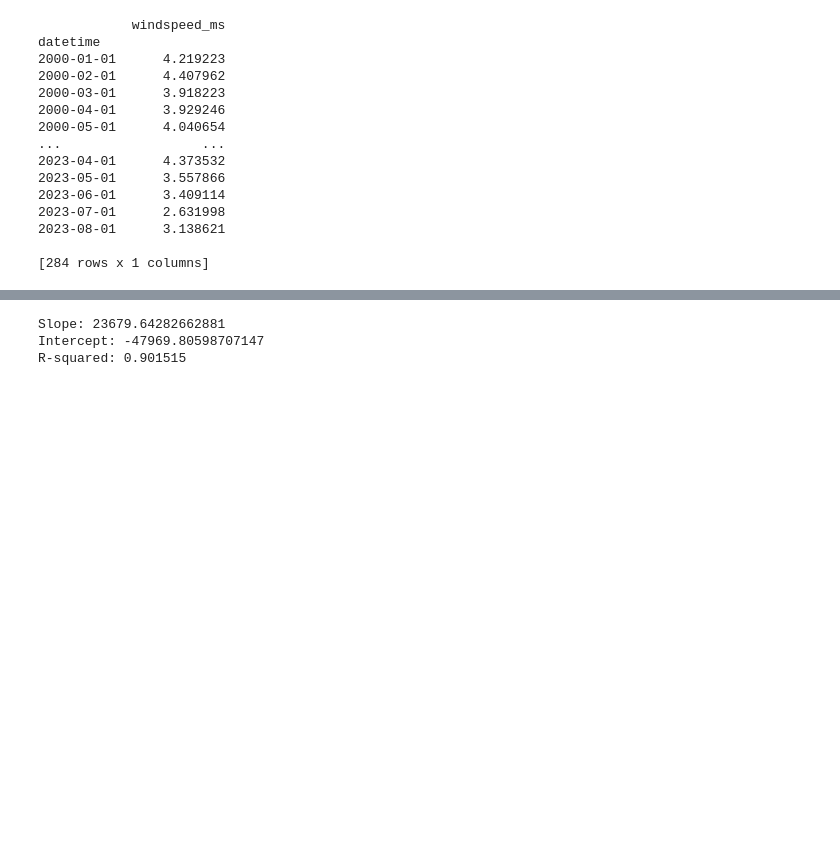
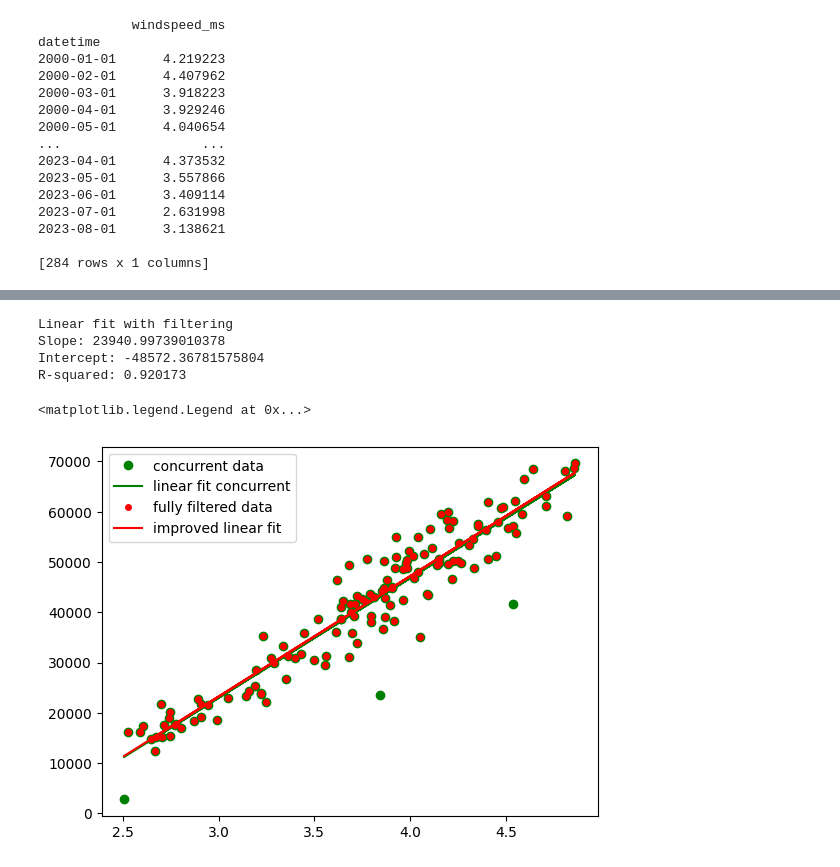
Before and after one commit to charlie9578/osoeya, a Jupyter notebook: osoeya.ipynb, the cells around one changed output, grey strips where cells are left out. Cells and saved outputs as stored; diff of their text form; code cells hidden in the pictures; blank space fills up the shorter version.

Commit message:
Data filtering added and export to excel

```diff
--- a/osoeya.ipynb
+++ b/osoeya.ipynb
@@ -237,0 +232,17 @@ print(df_concurrent)
+# %%
+# detect correlation outliers and filter out
+
+# apply linear regression
+res = stats.linregress(x=df["concurrent-windspeed_ms"].dropna(),y=df["concurrent-generation-normalised"].dropna())
+
+print("Linear fit with no filtering")
+print(f"Slope: {res.slope}")
+print(f"Intercept: {res.intercept}")
+print(f"R-squared: {res.rvalue**2:.6f}")
+
+# synthesise generation
+df["concurrent-generation-synthesised-no-filter"] = res.intercept + res.slope*df["concurrent-windspeed_ms"]
+
+# detect correlation outliers
+df["residuals"] = df["concurrent-generation-normalised"]-df["concurrent-generation-synthesised-no-filter"]
+df["correlation-outlier"] = df["residuals"].abs() > 3*df["residuals"].std()
@@ -237,0 +269,8 @@ print(df_concurrent)
+# %%
+# any further data points that you wish to exclude from the correlation can be done so here
+# e.g. df.loc["2010-08-01","correlation-outlier"] = True
+df.loc["2010-08-01","correlation-outlier"] = True
+# %%
+# filter data for the improved correlation fit
+df["concurrent-generation-normalised-filtered"] = df["concurrent-generation-normalised"][~df["correlation-outlier"]]
+df["concurrent-windspeed_ms-filtered"] = df["concurrent-windspeed_ms"][~df["correlation-outlier"]]
@@ -238,18 +292,32 @@ print(df_concurrent)
 # %%
+# apply linear regression
+res = stats.linregress(x=df["concurrent-windspeed_ms-filtered"].dropna(),y=df["concurrent-generation-normalised-filtered"].dropna())
 
-# apply linear fit
-res = stats.linregress(x=df_concurrent["windspeed_ms"],y=df_concurrent["generation-normalised"])
-
+print("Linear fit with filtering")
 print(f"Slope: {res.slope}")
 print(f"Intercept: {res.intercept}")
 print(f"R-squared: {res.rvalue**2:.6f}")
 
-# synthesise generation
-df_concurrent["generation-synthesised"] = res.intercept + res.slope*df_concurrent["windspeed_ms"]
+# synthesise the generation
 df["generation-synthesised"] = res.intercept + res.slope*df["windspeed_ms"]
+df["concurrent-generation-synthesised"] = res.intercept + res.slope*df["concurrent-windspeed_ms"]
 # %% [output]
-Slope: 23679.64282662881
-Intercept: -47969.80598707147
-R-squared: 0.901515
+Linear fit with filtering
+Slope: 23940.99739010378
+Intercept: -48572.36781575804
+R-squared: 0.920173
+# %%
+# plot outliers for review
+
+df_filtered = df.loc[df["correlation-outlier"]==False]
+
+plt.plot(df["windspeed_ms"], df["concurrent-generation-normalised"], 'go', label='concurrent data')
+plt.plot(df["windspeed_ms"], df["concurrent-generation-synthesised-no-filter"], 'g', label='linear fit concurrent')
+plt.plot(df["windspeed_ms"], df["concurrent-generation-normalised-filtered"], 'ro', markersize=4, label='fully filtered data')
+plt.plot(df["windspeed_ms"], df["concurrent-generation-synthesised"], 'r', label='improved linear fit')
+plt.legend()
+# %% [output]
+<matplotlib.legend.Legend at 0x...>
+[figure, added]
 # %%
 # mean of monthly means
```
Also changed, not shown: parts of 19 cells of this notebook, 2 other files.
